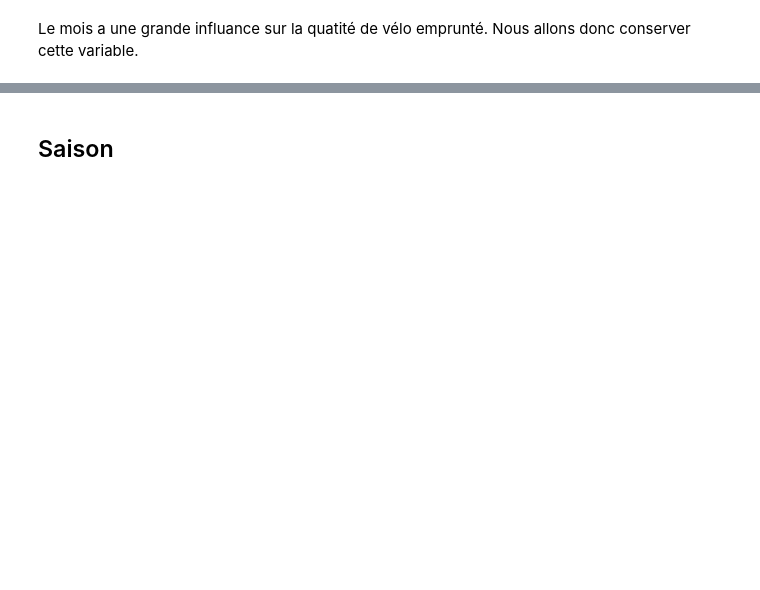
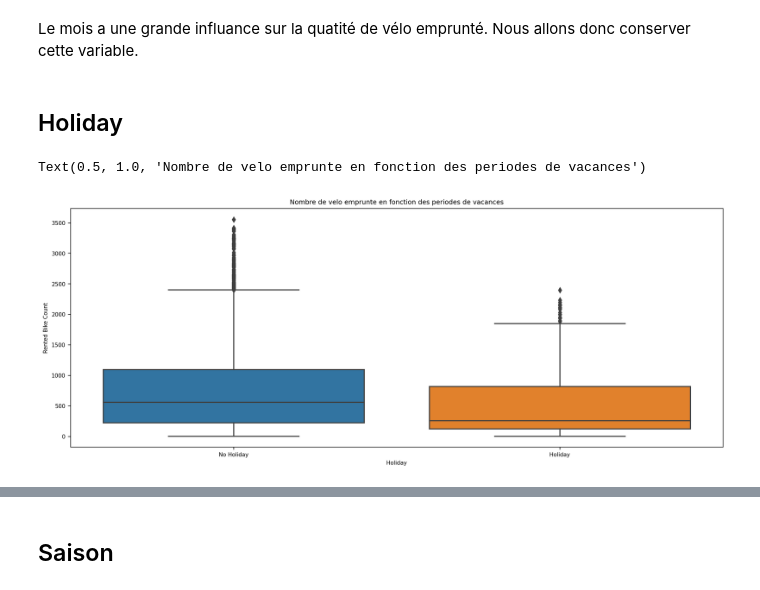
Before and after one commit to Raiyol/python-project, a Jupyter notebook: datavis.ipynb, the cells around one changed output, grey strips where cells are left out. Cells and saved outputs as stored; diff of their text form; code cells hidden in the pictures; blank space fills up the shorter version.

```diff
--- a/datavis.ipynb
+++ b/datavis.ipynb
@@ -209,3 +200,11 @@ data.loc[data['month'] == 'September', 'month (int)'] = 9
 data.loc[data['month'] == 'October', 'month (int)'] = 10
 data.loc[data['month'] == 'November', 'month (int)'] = 11
 data.loc[data['month'] == 'December', 'month (int)'] = 12
+# %% [markdown]
+## Holiday
+# %%
+ax3 = sns.boxplot(x="Holiday", y="Rented Bike Count", data=data)
+plt.title('Nombre de velo emprunte en fonction des periodes de vacances')
+# %% [output]
+Text(0.5, 1.0, 'Nombre de velo emprunte en fonction des periodes de vacances')
+[figure, added]
```
Also changed, not shown: parts of 6 cells of this notebook.
